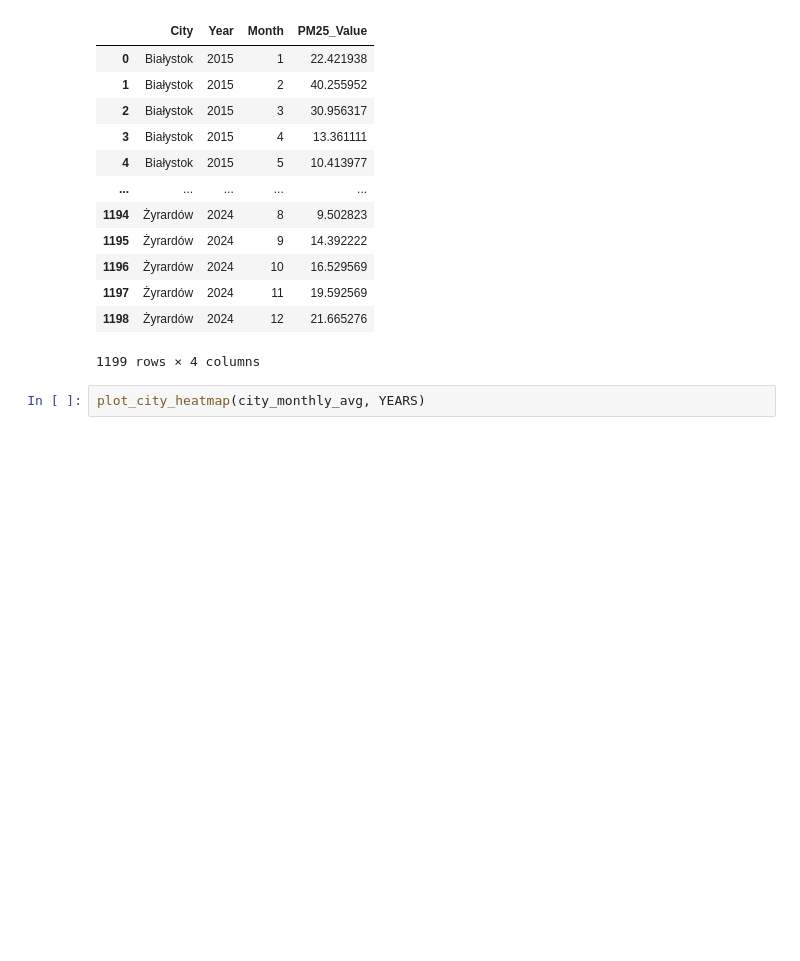
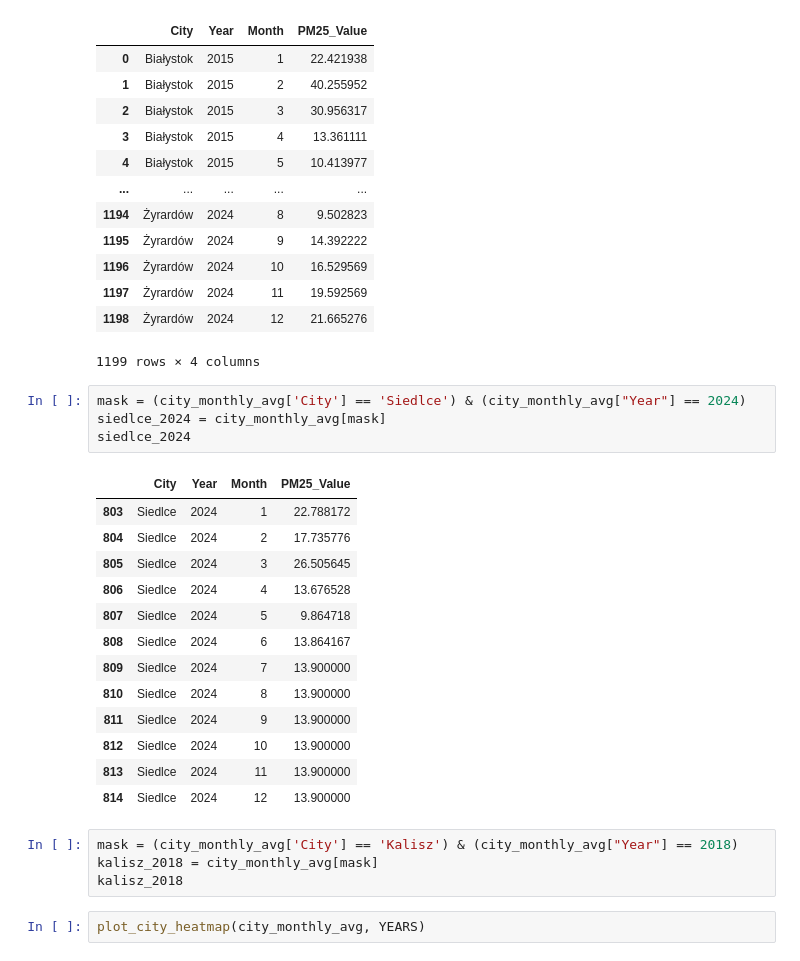
Before and after one commit to ejhuus/ZTP3_gr3, a Jupyter notebook: main.ipynb, the cells around one changed output. Drawn from its saved outputs; the diff is of its cells as text; blank space fills up the shorter version.

```diff
--- a/main.ipynb
+++ b/main.ipynb
@@ -153,6 +183,28 @@ display(city_monthly_avg)
 | 1197 | Żyrardów | 2024 | 11 | 19.592569 |
 | 1198 | Żyrardów | 2024 | 12 | 21.665276 |
 1199 rows × 4 columns
+# %%
+mask = (city_monthly_avg['City'] == 'Siedlce') & (city_monthly_avg["Year"] == 2024)
+siedlce_2024 = city_monthly_avg[mask]
+siedlce_2024
+# %% [output]
+|  | City | Year | Month | PM25_Value |
+| 803 | Siedlce | 2024 | 1 | 22.788172 |
+| 804 | Siedlce | 2024 | 2 | 17.735776 |
+| 805 | Siedlce | 2024 | 3 | 26.505645 |
+| 806 | Siedlce | 2024 | 4 | 13.676528 |
+| 807 | Siedlce | 2024 | 5 | 9.864718 |
+| 808 | Siedlce | 2024 | 6 | 13.864167 |
+| 809 | Siedlce | 2024 | 7 | 13.900000 |
+| 810 | Siedlce | 2024 | 8 | 13.900000 |
+| 811 | Siedlce | 2024 | 9 | 13.900000 |
+| 812 | Siedlce | 2024 | 10 | 13.900000 |
+| 813 | Siedlce | 2024 | 11 | 13.900000 |
+| 814 | Siedlce | 2024 | 12 | 13.900000 |
+# %%
+mask = (city_monthly_avg['City'] == 'Kalisz') & (city_monthly_avg["Year"] == 2018)
+kalisz_2018 = city_monthly_avg[mask]
+kalisz_2018
 # %%
 plot_city_heatmap(city_monthly_avg, YEARS)
 # %% [output]
```
Also changed, not shown: parts of 7 cells of this notebook, 3 other files.
